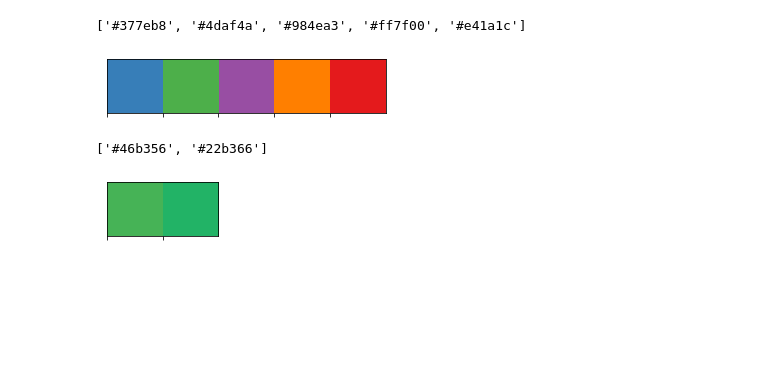
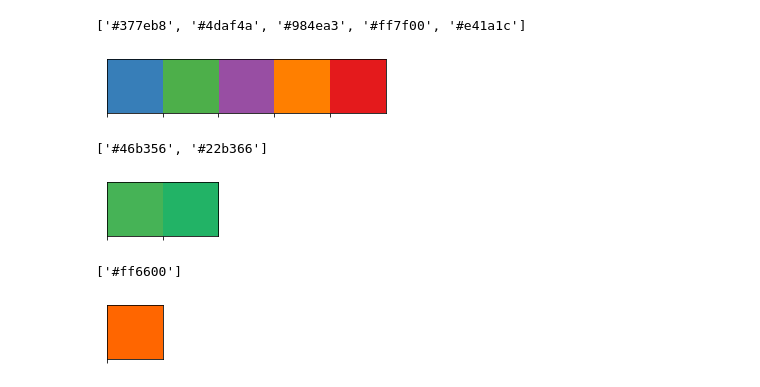
Before and after one commit to remember-past/Template, a Jupyter notebook: python/plot_example/color_list/color_list_notebook.ipynb, the cells around one changed output. Saved outputs shown, nothing was run; the diff lists cells and outputs as text; code cells hidden in the pictures; blank space fills up the shorter version.

```diff
--- a/python/plot_example/color_list/color_list_notebook.ipynb
+++ b/python/plot_example/color_list/color_list_notebook.ipynb
@@ -968,3 +952,10 @@ print(sns.color_palette(values).as_hex())
 # %% [output]
 ['#46b356', '#22b366']
 [figure]
+# %%
+values=[(1, 0.4, 0)]
+sns.palplot(values)
+print(sns.color_palette(values).as_hex())
+# %% [output]
+['#ff6600']
+[figure, added]
```
Also changed, not shown: parts of 1 cell of this notebook, 2 other files.
